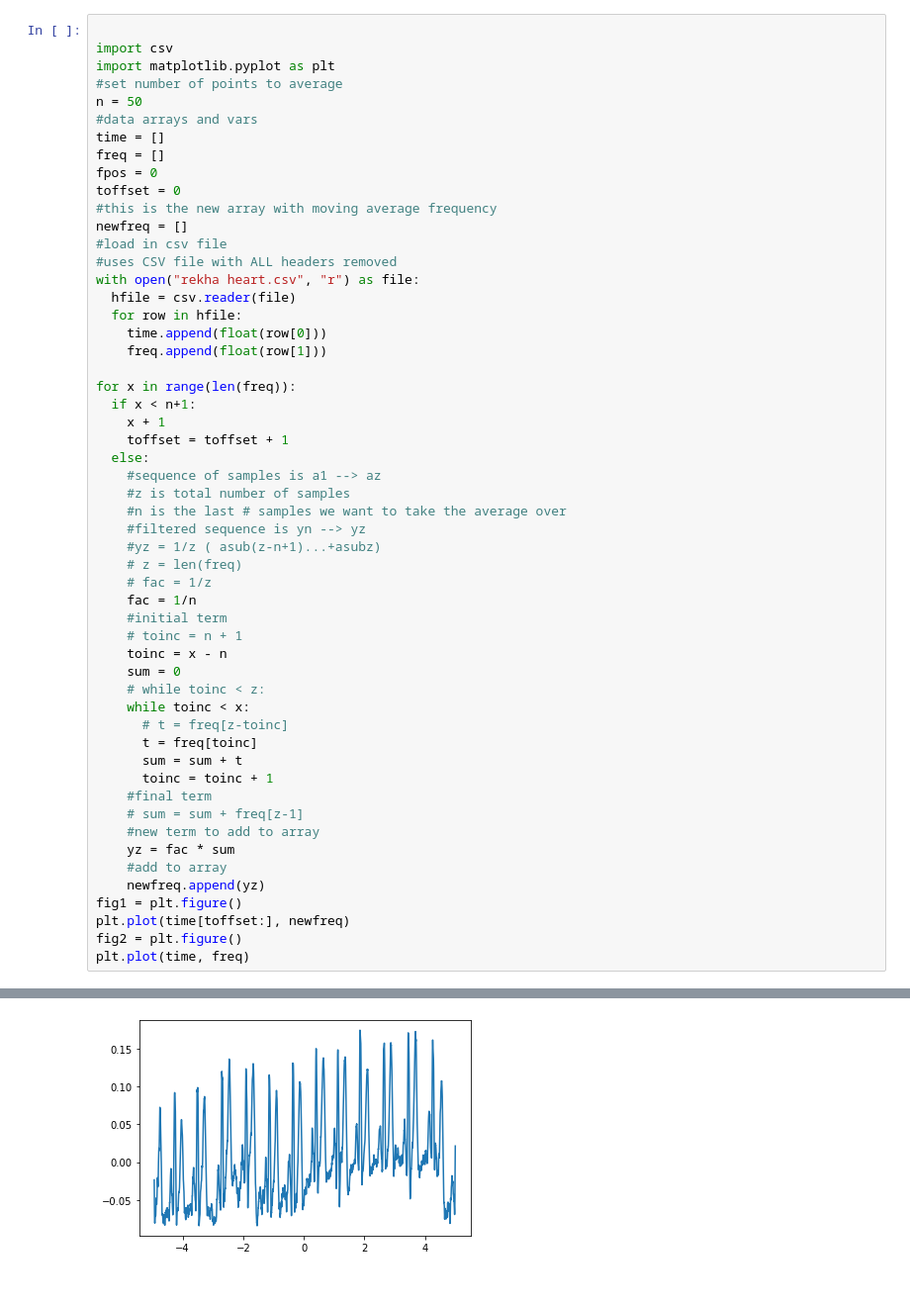
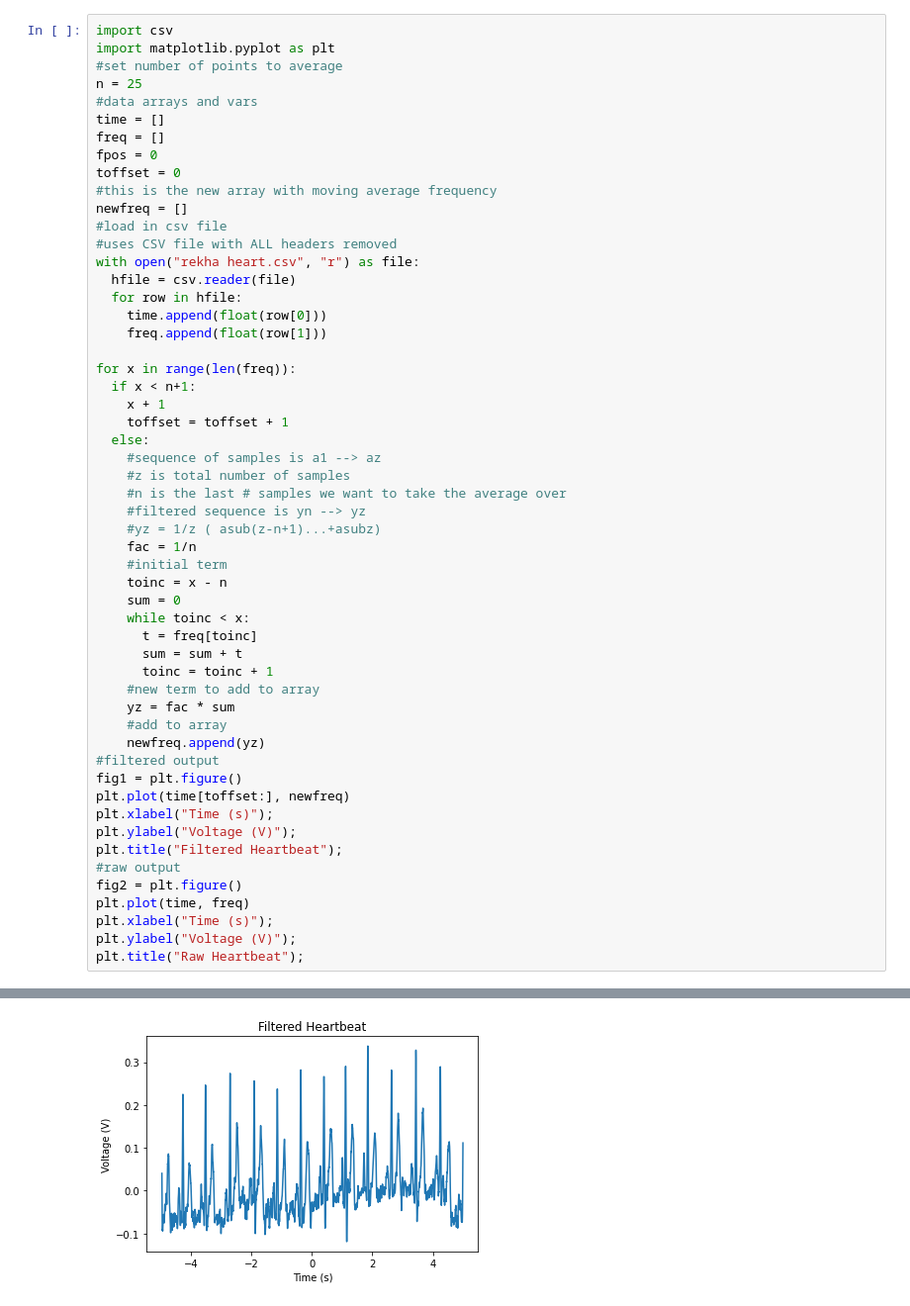
Before and after one commit to rekharama/engr40m.ekg, a Jupyter notebook: moving_average.ipynb, the cells around one changed output, grey strips where cells are left out. Shown at 99% size. Drawn from its saved outputs; the diff is of its cells as text.

```diff
--- a/moving_average.ipynb
+++ b/moving_average.ipynb
@@ -1,11 +1,10 @@
 # %% [markdown]
 <a href="https://colab.research.google.com/github/rekharama/engr40m.ekg/blob/main/moving_average.ipynb" target="_parent"><img src="https://colab.research.google.com/assets/colab-badge.svg" alt="Open In Colab"/></a>
 # %%
-
 import csv
 import matplotlib.pyplot as plt
 #set number of points to average
-n = 50
+n = 25
 #data arrays and vars
 time = []
 freq = []
@@ -31,27 +30,28 @@ for x in range(len(freq)):
     #n is the last # samples we want to take the average over
     #filtered sequence is yn --> yz
     #yz = 1/z ( asub(z-n+1)...+asubz)
-    # z = len(freq)
-    # fac = 1/z
     fac = 1/n
     #initial term
-    # toinc = n + 1
     toinc = x - n
     sum = 0
-    # while toinc < z:
     while toinc < x:
-      # t = freq[z-toinc]
       t = freq[toinc]
       sum = sum + t
       toinc = toinc + 1
-    #final term
-    # sum = sum + freq[z-1]
     #new term to add to array
     yz = fac * sum
     #add to array
     newfreq.append(yz)
+#filtered output
 fig1 = plt.figure()
 plt.plot(time[toffset:], newfreq)
+plt.xlabel("Time (s)");
+plt.ylabel("Voltage (V)");
+plt.title("Filtered Heartbeat");
+#raw output
 fig2 = plt.figure()
 plt.plot(time, freq)
+plt.xlabel("Time (s)");
+plt.ylabel("Voltage (V)");
+plt.title("Raw Heartbeat");
 # %% [output]
@@ -59 +58 @@ plt.plot(time, freq)
-[figure, old version]
+[figure, new version]
```
Also changed, not shown: parts of 1 cell of this notebook.
